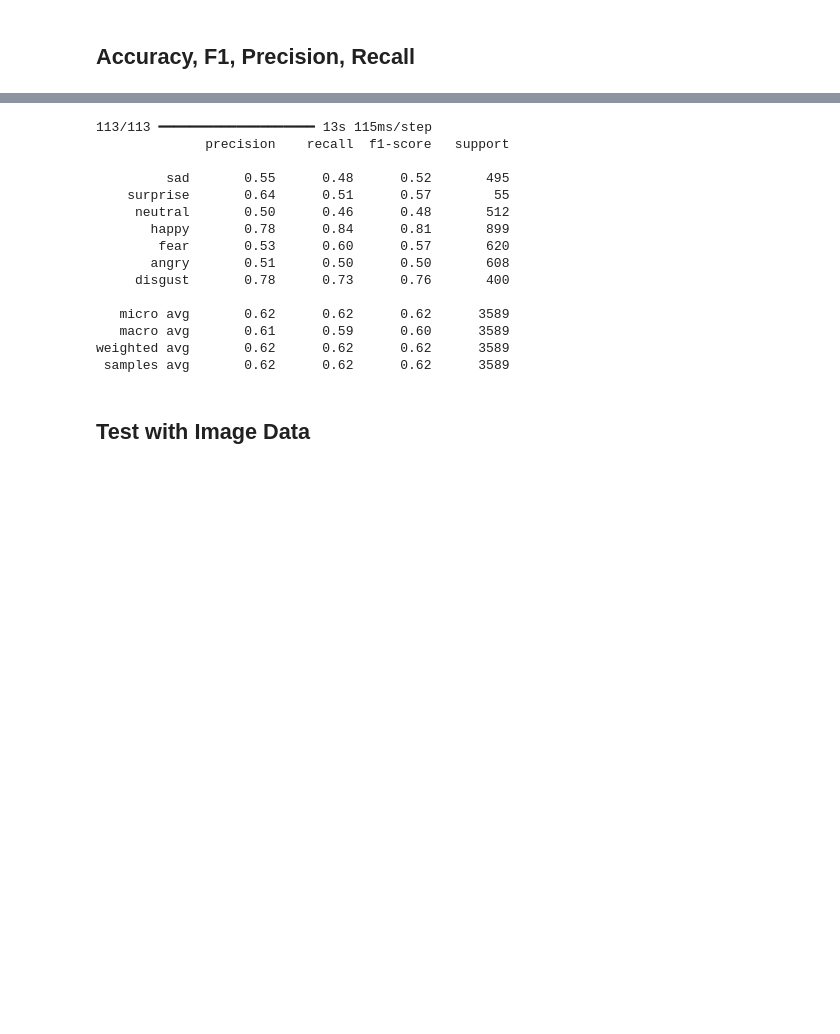
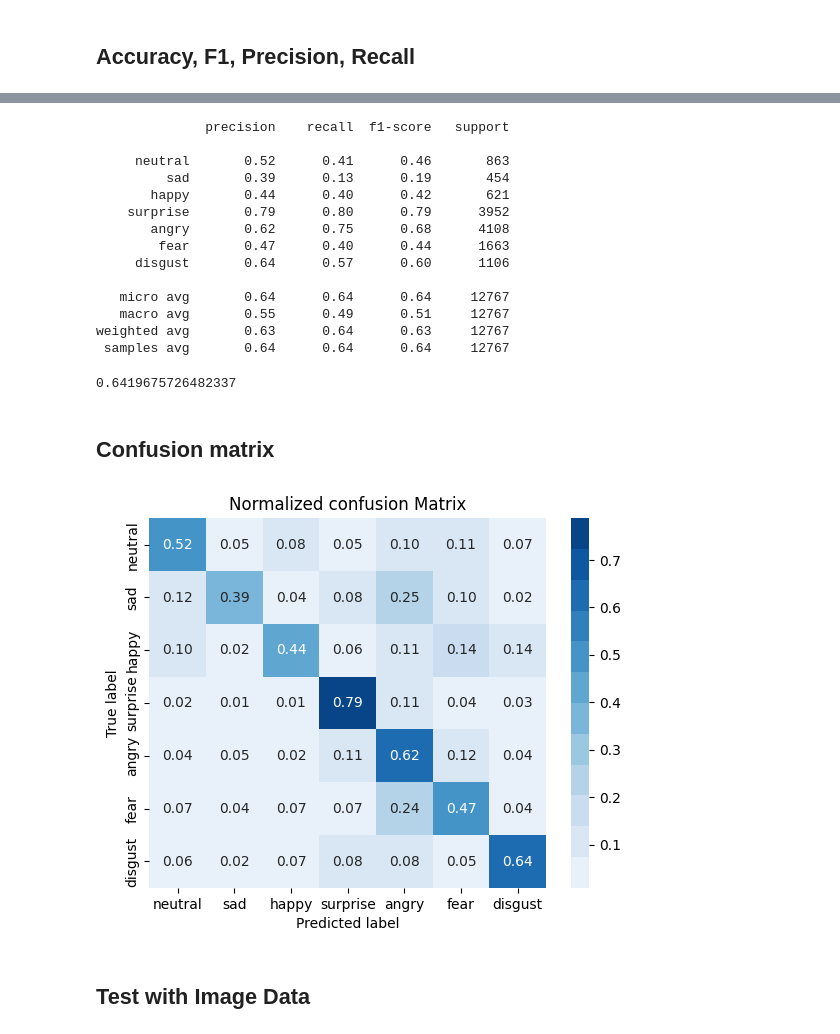
Before and after one commit to filipkorus/emotion-recognition, a Jupyter notebook: Facial Emotion Recognition - Multi Classification.ipynb, the cells around one changed output, grey strips where cells are left out. Drawn from its saved outputs; the diff is of its cells as text; code cells hidden in the pictures; blank space fills up the shorter version.

```diff
--- a/Facial Emotion Recognition - Multi Classification.ipynb
+++ b/Facial Emotion Recognition - Multi Classification.ipynb
@@ -332,30 +343,58 @@ plt.show()
+# %%
+y_pred = np.array([np.eye(len(row))[row.argmax()] for row in y_pred_prob])
 # %%
 from sklearn.metrics import classification_report
 
-# Przewidywanie klas na zestawie testowym
-y_pred_prob = model.predict(x_test)
-y_pred = np.array([np.eye(len(row))[np.argmax(row)] for row in y_pred_prob])
-
-# Obliczenie miar
 report = classification_report(y_test, y_pred, target_names=labels)
-
 print(report)
 # %% [output]
-113/113 ━━━━━━━━━━━━━━━━━━━━ 13s 115ms/step
               precision    recall  f1-score   support
 
-         sad       0.55      0.48      0.52       495
-    surprise       0.64      0.51      0.57        55
-     neutral       0.50      0.46      0.48       512
-       happy       0.78      0.84      0.81       899
-        fear       0.53      0.60      0.57       620
-       angry       0.51      0.50      0.50       608
-     disgust       0.78      0.73      0.76       400
+     neutral       0.52      0.41      0.46       863
+         sad       0.39      0.13      0.19       454
+       happy       0.44      0.40      0.42       621
+    surprise       0.79      0.80      0.79      3952
+       angry       0.62      0.75      0.68      4108
+        fear       0.47      0.40      0.44      1663
+     disgust       0.64      0.57      0.60      1106
 
-   micro avg       0.62      0.62      0.62      3589
-   macro avg       0.61      0.59      0.60      3589
-weighted avg       0.62      0.62      0.62      3589
- samples avg       0.62      0.62      0.62      3589
+   micro avg       0.64      0.64      0.64     12767
+   macro avg       0.55      0.49      0.51     12767
+weighted avg       0.63      0.64      0.63     12767
+ samples avg       0.64      0.64      0.64     12767
+# %%
+from sklearn.metrics import accuracy_score
+
+acc = accuracy_score(y_test, y_pred)
+print(acc)
+# %% [output]
+0.6419675726482337
+# %% [markdown]
+## Confusion matrix
+# %%
+from sklearn.metrics import confusion_matrix
+
+cm = confusion_matrix(
+    le.inverse_transform(np.argmax(y_pred, axis=1)),
+    le.inverse_transform(np.argmax(y_test, axis=1)),
+    normalize='true'
+)
+
+sns.heatmap(
+    cm,
+    annot=True,
+    xticklabels=labels,
+    yticklabels=labels,
+    cmap=sns.color_palette('Blues', 12),
+    fmt='.2f'
+)
+plt.xlabel('Predicted label')
+plt.ylabel('True label')
+
+plt.title('Normalized confusion Matrix')
+plt.show()
+# %% [output]
+[figure, added]
 # %% [markdown]
 ## Test with Image Data
 # %%
```
Also changed, not shown: parts of 18 cells of this notebook.
